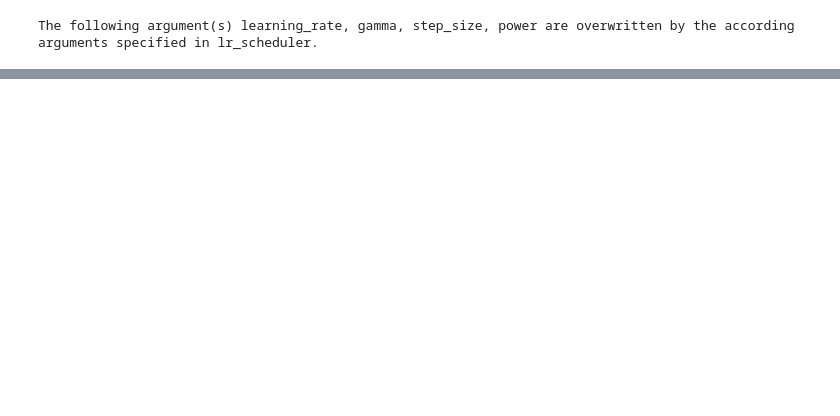
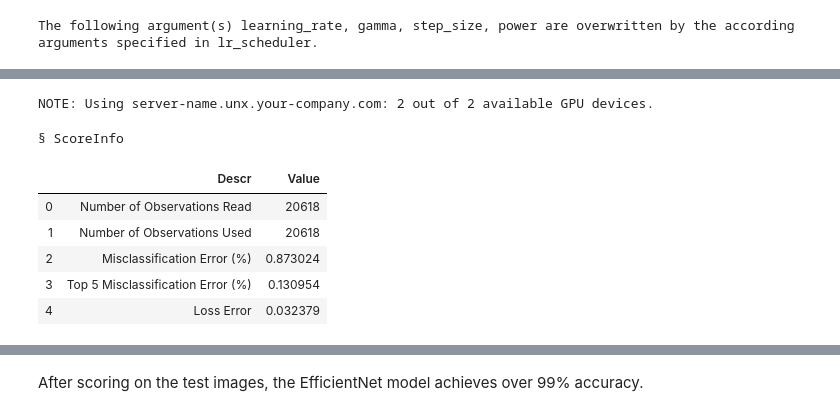
Before and after one commit to sassoftware/python-dlpy, a Jupyter notebook: examples/image_classification/Image_Classification_Fruits_With_EfficientNet.ipynb, the cells around one changed output, grey strips where cells are left out. Cells and saved outputs as stored; diff of their text form; code cells hidden in the pictures; blank space fills up the shorter version.

```diff
--- a/examples/image_classification/Image_Classification_Fruits_With_EfficientNet.ipynb
+++ b/examples/image_classification/Image_Classification_Fruits_With_EfficientNet.ipynb
@@ -262,0 +584,16 @@ NOTE:  The total time is    4683.12 (s).
+# %%
+s.dlScore(table=testImgTbl,
+          modelTable=model.model_name,
+          initWeights=model.model_weights.name,
+          gpu=1,
+          topprobs=5
+         )
+# %% [output]
+NOTE: Using server-name.unx.your-company.com: 2 out of 2 available GPU devices.
+§ ScoreInfo
+|  | Descr | Value |
+| 0 | Number of Observations Read | 20618 |
+| 1 | Number of Observations Used | 20618 |
+| 2 | Misclassification Error (%) | 0.873024 |
+| 3 | Top 5 Misclassification Error (%) | 0.130954 |
+| 4 | Loss Error | 0.032379 |
@@ -262,0 +601,2 @@ NOTE:  The total time is    4683.12 (s).
+# %% [markdown]
+After scoring on the test images, the EfficientNet model achieves over 99% accuracy.
```
Also changed, not shown: parts of 107 cells of this notebook.
